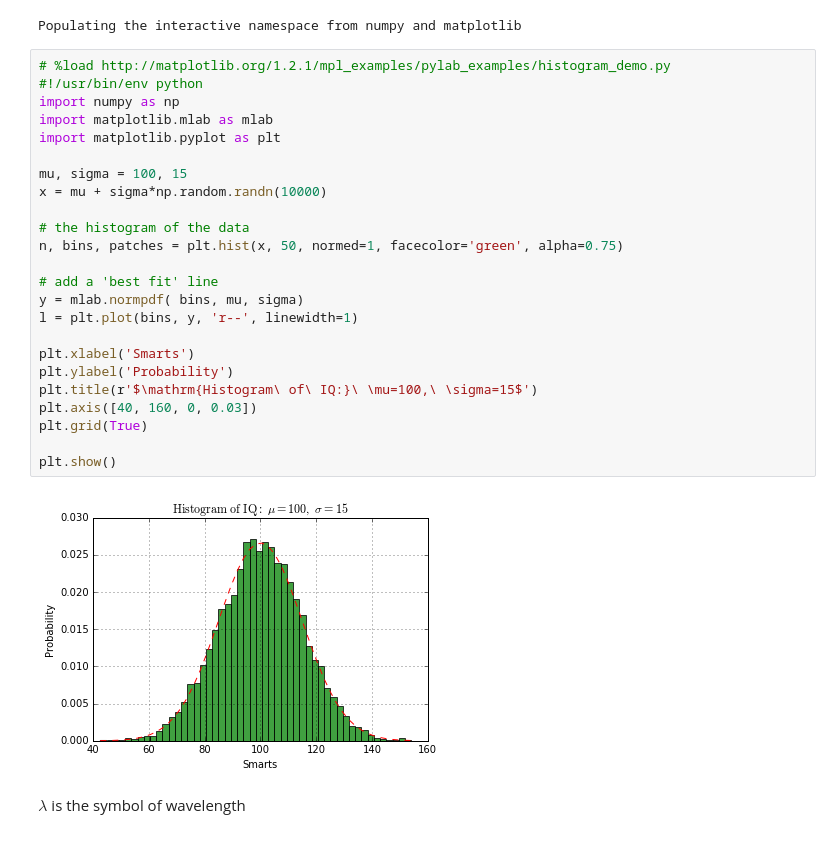
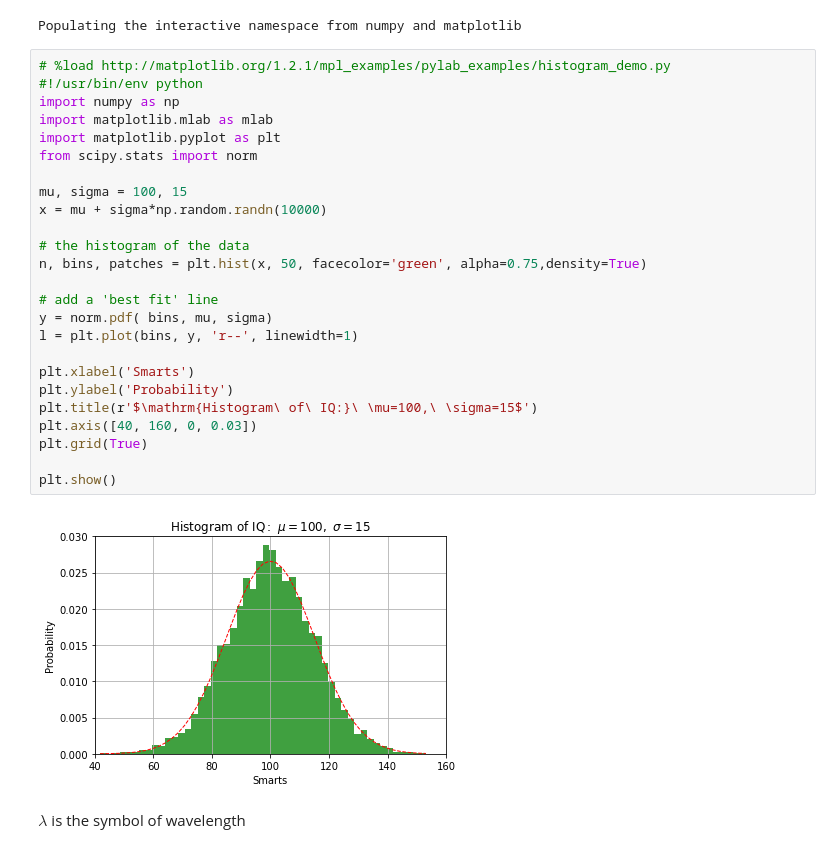
Before and after one commit to Tuo-Ji/mybinder, a Jupyter notebook: notebooks/note_test.ipynb, the cells around one changed output. Saved outputs shown, nothing was run; the diff lists cells and outputs as text.

```diff
--- a/notebooks/note_test.ipynb
+++ b/notebooks/note_test.ipynb
@@ -7,29 +7,30 @@ Populating the interactive namespace from numpy and matplotlib
 # %%
 # %load http://matplotlib.org/1.2.1/mpl_examples/pylab_examples/histogram_demo.py
 #!/usr/bin/env python
 import numpy as np
 import matplotlib.mlab as mlab
 import matplotlib.pyplot as plt
+from scipy.stats import norm
 
 mu, sigma = 100, 15
 x = mu + sigma*np.random.randn(10000)
 
 # the histogram of the data
-n, bins, patches = plt.hist(x, 50, normed=1, facecolor='green', alpha=0.75)
+n, bins, patches = plt.hist(x, 50, facecolor='green', alpha=0.75,density=True)
 
 # add a 'best fit' line
-y = mlab.normpdf( bins, mu, sigma)
+y = norm.pdf( bins, mu, sigma)
 l = plt.plot(bins, y, 'r--', linewidth=1)
 
 plt.xlabel('Smarts')
 plt.ylabel('Probability')
 plt.title(r'$\mathrm{Histogram\ of\ IQ:}\ \mu=100,\ \sigma=15$')
 plt.axis([40, 160, 0, 0.03])
 plt.grid(True)
 
 plt.show()
 # %% [output]
-[figure, old version]
+[figure, new version]
 # %% [markdown]
 $\lambda$ is the symbol of wavelength
 # %%
```
